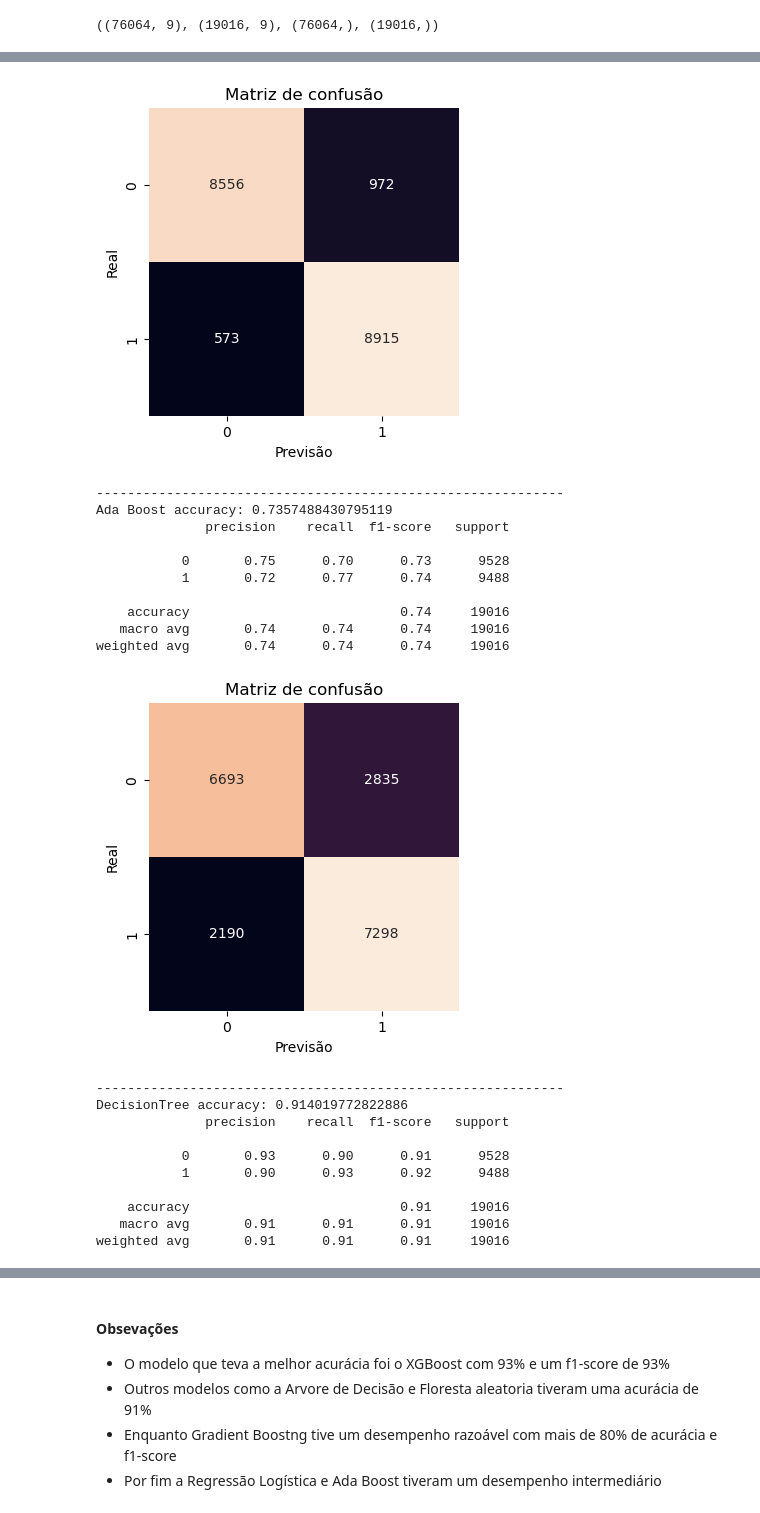
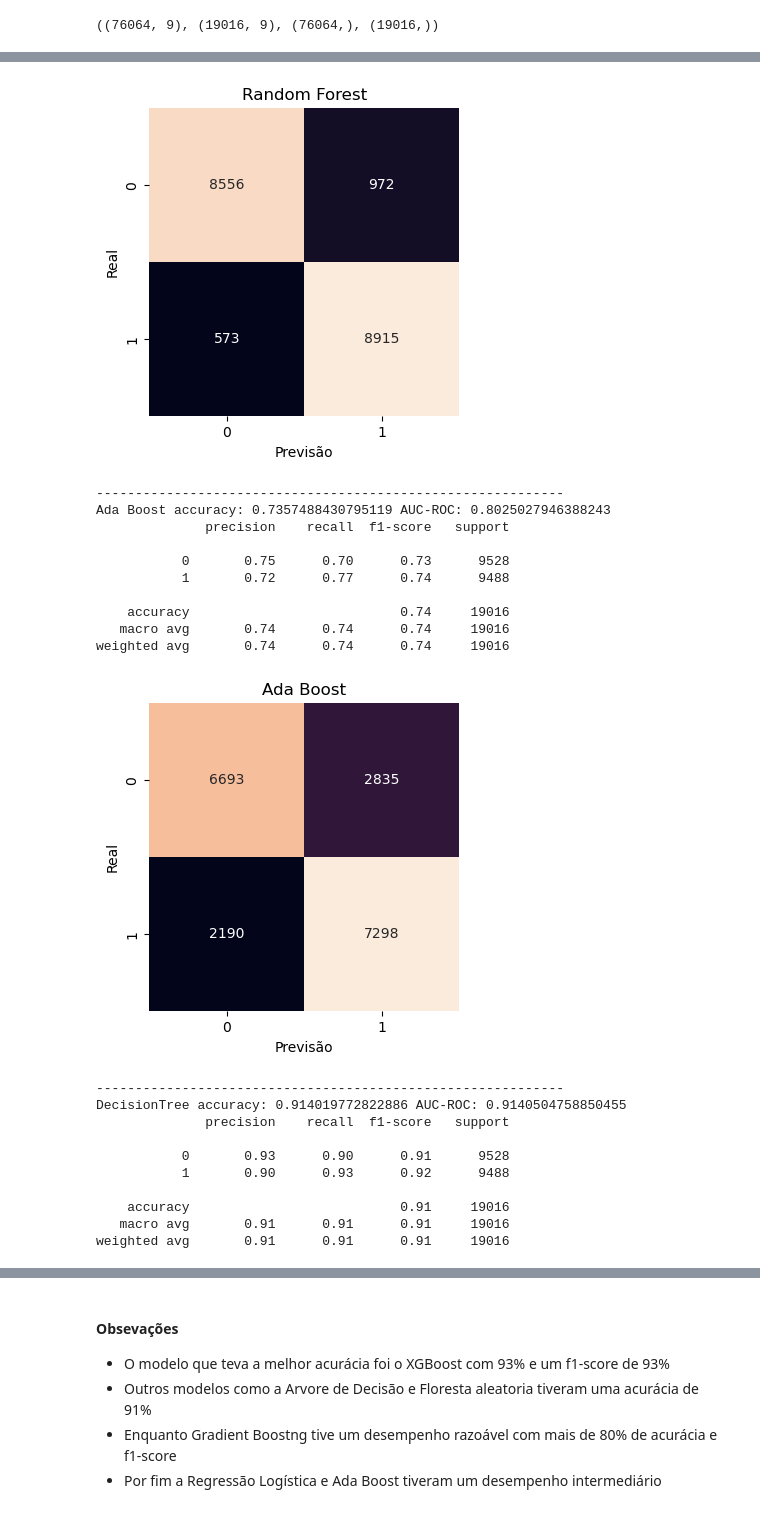
Before and after one commit to RodrigoD4v/Deteccao-de-Fraude-ML, a Jupyter notebook: notebooks/deteccao_fraudes_pagamentos.ipynb, the cells around one changed output, grey strips where cells are left out. Saved outputs shown, nothing was run; the diff lists cells and outputs as text; code cells hidden in the pictures.

```diff
--- a/notebooks/deteccao_fraudes_pagamentos.ipynb
+++ b/notebooks/deteccao_fraudes_pagamentos.ipynb
@@ -480,23 +480,33 @@ names = ["LogisticRegression","Random Forest", "Ada Boost","DecisionTree",
 # %%
 index = 0
 ac = []
+auc_scores = []
 
 for index, model in enumerate(models):
   model.fit(X_train, y_train)
   pred = model.predict(X_test)
   accuracy = accuracy_score(y_test, pred)
   ac.append(accuracy)
+
+  if hasattr(model, "predict_proba"):
+      probas = model.predict_proba(X_test)[:, 1]
+  else:
+      probas = model.decision_function(X_test)
+
+  auc = roc_auc_score(y_test, probas)
+  auc_scores.append(auc)
+
   cm = confusion_matrix(y_test, pred)
 
 
-  print(f'{names[index]} accuracy: {accuracy}')
+  print(f'{names[index]} accuracy: {accuracy} AUC-ROC: {auc}')
   print(classification_report(y_test, pred))
 
   plt.figure(figsize=(4,4))
   sns.heatmap(cm, annot=True, fmt='d', cbar=False)
   plt.xlabel('Previsão')
   plt.ylabel('Real')
-  plt.title('Matriz de confusão')
+  plt.title(names[index])
   plt.show()
   print('-'*60)
 # %% [output]
@@ -515,25 +525,25 @@ Random Forest accuracy: 0.9187526293647454
               precision    recall  f1-score   support
 
            0       0.94      0.90      0.92      9528
            1       0.90      0.94      0.92      9488
 
     accuracy                           0.92     19016
    macro avg       0.92      0.92      0.92     19016
 weighted avg       0.92      0.92      0.92     19016
-[figure, old version]
+[figure, new version]
 ------------------------------------------------------------
-Ada Boost accuracy: 0.7357488430795119
+Ada Boost accuracy: 0.7357488430795119 AUC-ROC: 0.8025027946388243
               precision    recall  f1-score   support
 
            0       0.75      0.70      0.73      9528
            1       0.72      0.77      0.74      9488
 
     accuracy                           0.74     19016
    macro avg       0.74      0.74      0.74     19016
 weighted avg       0.74      0.74      0.74     19016
-[figure, old version]
+[figure, new version]
 ------------------------------------------------------------
-DecisionTree accuracy: 0.914019772822886
+DecisionTree accuracy: 0.914019772822886 AUC-ROC: 0.9140504758850455
               precision    recall  f1-score   support
 
            0       0.93      0.90      0.91      9528
```
Also changed, not shown: parts of 3 cells of this notebook, 7 other files.
